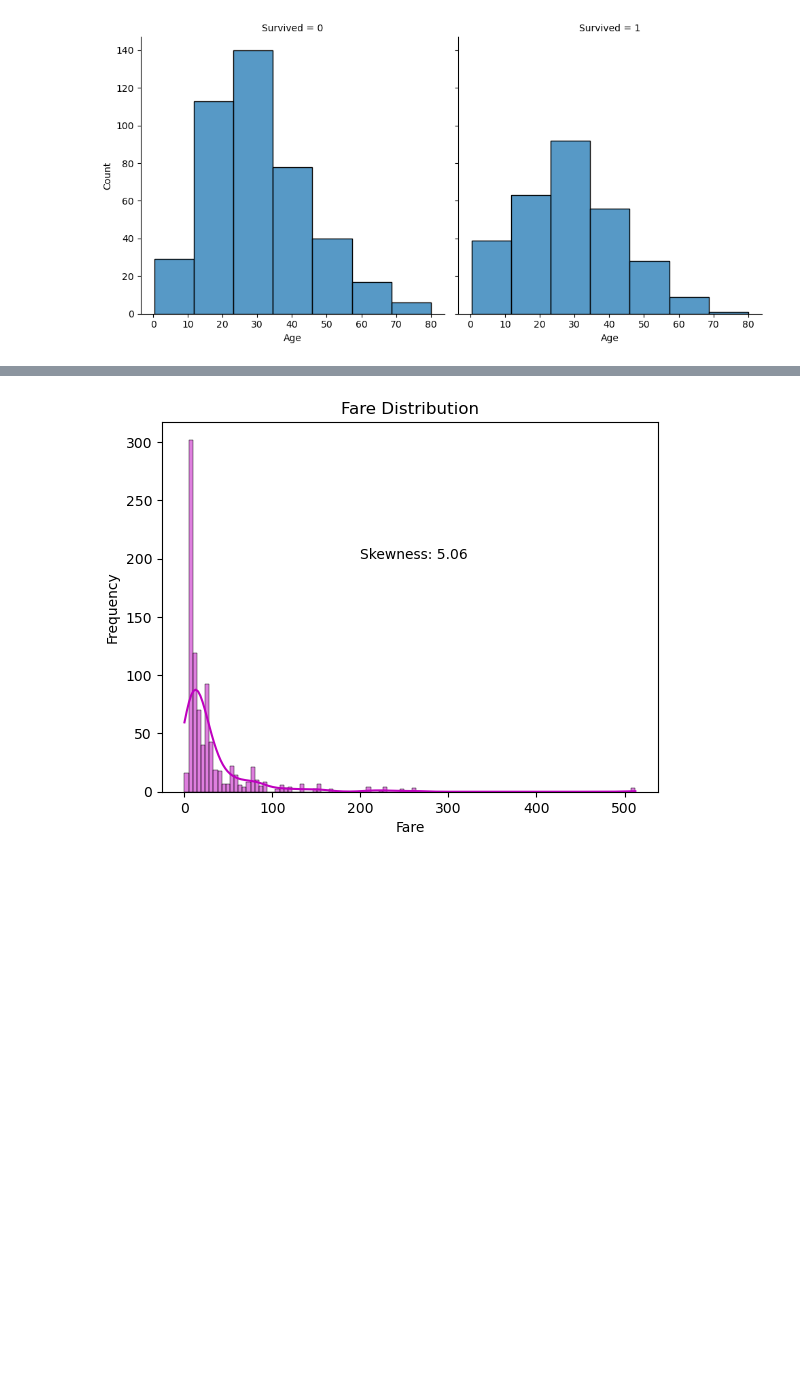
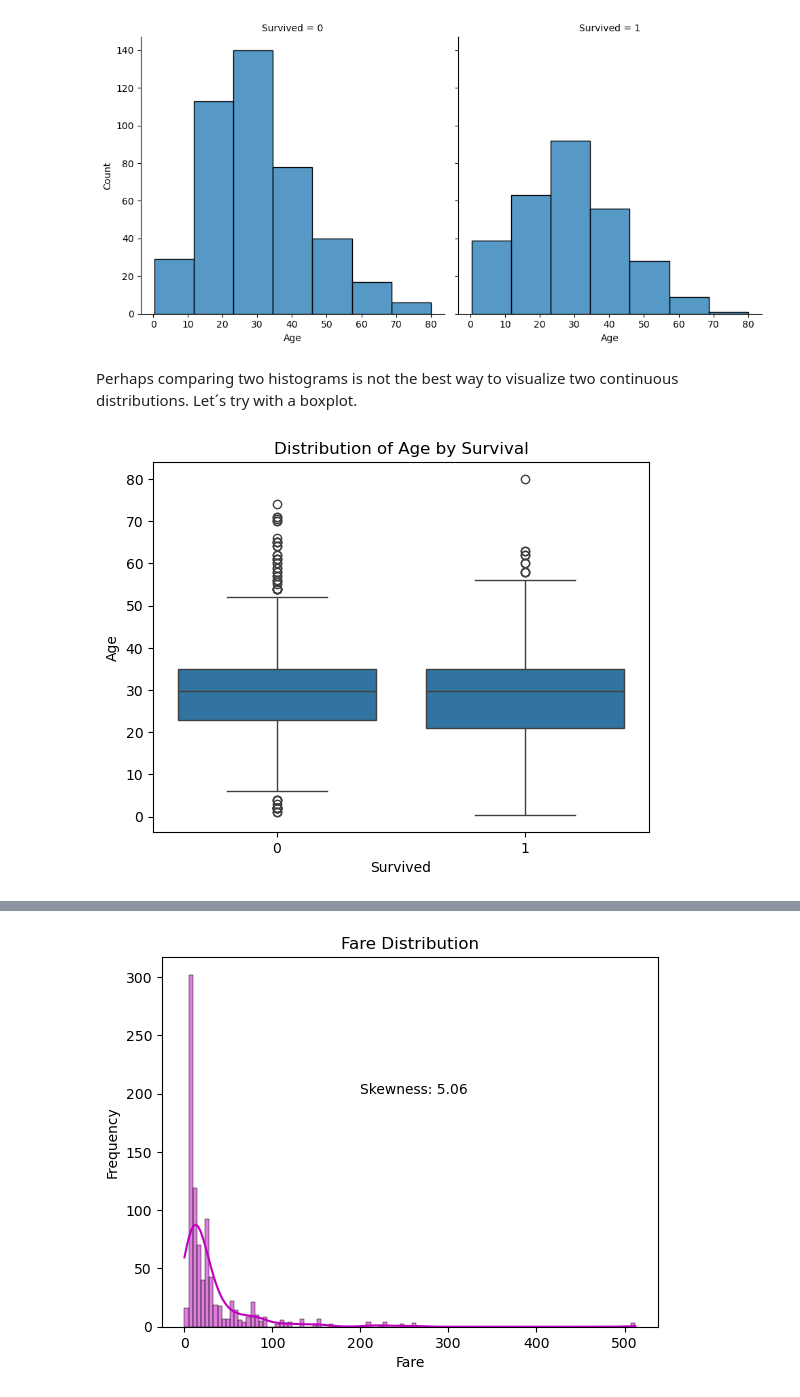
Before and after one commit to mstoychev/Data-Science-Projects, a Jupyter notebook: 1. Titanic - top 5% score/Linear Regression/Practica EDA.ipynb, the cells around one changed output, grey strips where cells are left out. Drawn from its saved outputs; the diff is of its cells as text; code cells hidden in the pictures; blank space fills up the shorter version.

```diff
--- a/1. Titanic - top 5% score/Linear Regression/Practica EDA.ipynb
+++ b/1. Titanic - top 5% score/Linear Regression/Practica EDA.ipynb
@@ -83,6 +83,16 @@ def outlier_detection(data, features):
     """
     Takes a dataframe and a list of the columns that is decided to apply Tukey´s method for detecting outliers.
     Returns a list of indices that are considered outliers.
+
+    Parameters
+    ----------
+    data : pd.dataframe
+    features : python list
+
+    Returns
+    -------
+    python list
+        Returns a list with the indices of "data" which are considered outliers
     """
     outlier_indices = []
     n = 2 # treshold
@@ -98,7 +108,7 @@ def outlier_detection(data, features):
         # Outlier step
         outlier_step = 1.5 * IQR
 
-        # Determine the index of the outliers for feature col
+        # Determine the index of the outliers for feature column
         outlier_list_col = data[(data[col] < Q1 - outlier_step) | (data[col] > Q3 + outlier_step)].index
 
         # Append indices of outliers for every col
@@ -108,9 +118,9 @@ def outlier_detection(data, features):
     outlier_count = Counter(outlier_indices)
 
     # Select indices with more than n outliers
-    multiple_outliers = [index for index, count in outlier_count.items() if count > n]
+    outliers_list = [index for index, count in outlier_count.items() if count > n]
 
-    return multiple_outliers
+    return outliers_list
 # %%
 outliers_to_drop = outlier_detection(train_data, ["Age", "SibSp", "Parch", "Fare"])
 outliers_to_drop
@@ -246,4 +260,17 @@ sns.displot(train_data, x="Age", col="Survived", bins=7)
 plt.show()
 # %% [output]
 [figure]
+# %% [markdown]
+Perhaps comparing two histograms is not the best way to visualize two continuous distributions. Let´s try with a boxplot.
+# %%
+# Create the boxplot
+sns.boxplot(data=train_data, x="Survived", y="Age")
+
+# Add labels and title
+plt.xlabel("Survived")
+plt.ylabel("Age")
+plt.title("Distribution of Age by Survival")
+plt.show()
+# %% [output]
+[figure, added]
 # %% [markdown]
```
Also changed, not shown: parts of 6 cells of this notebook.
